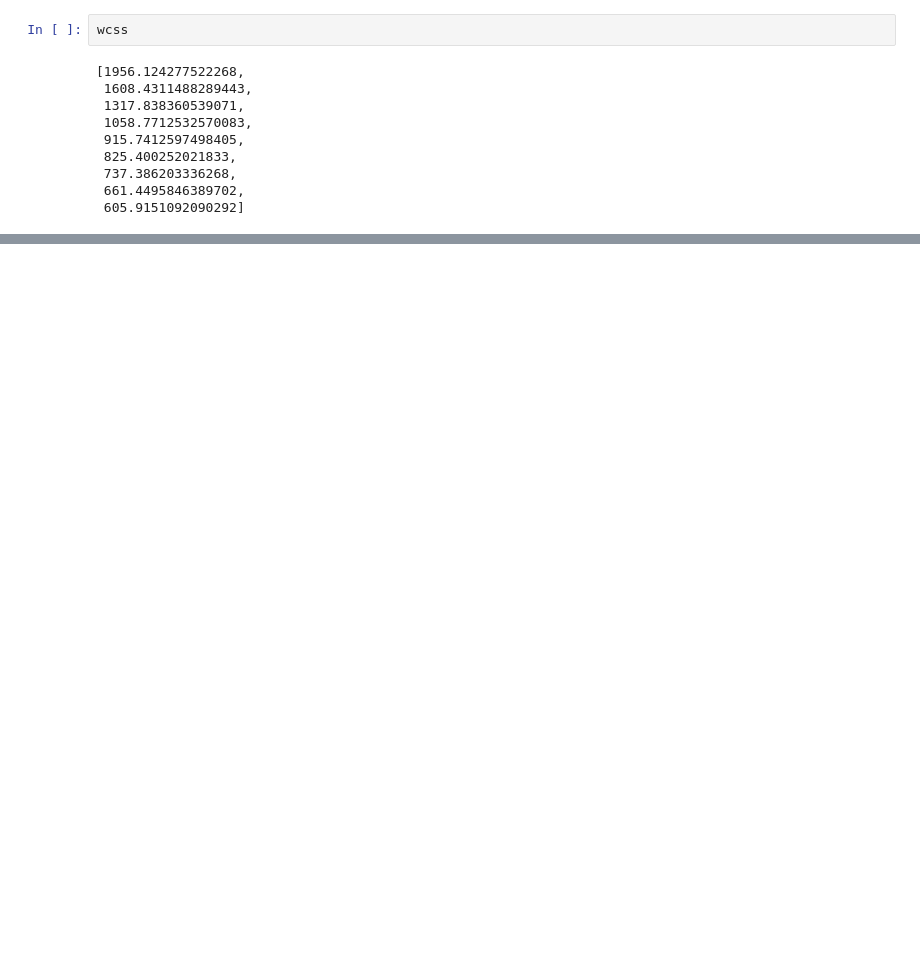
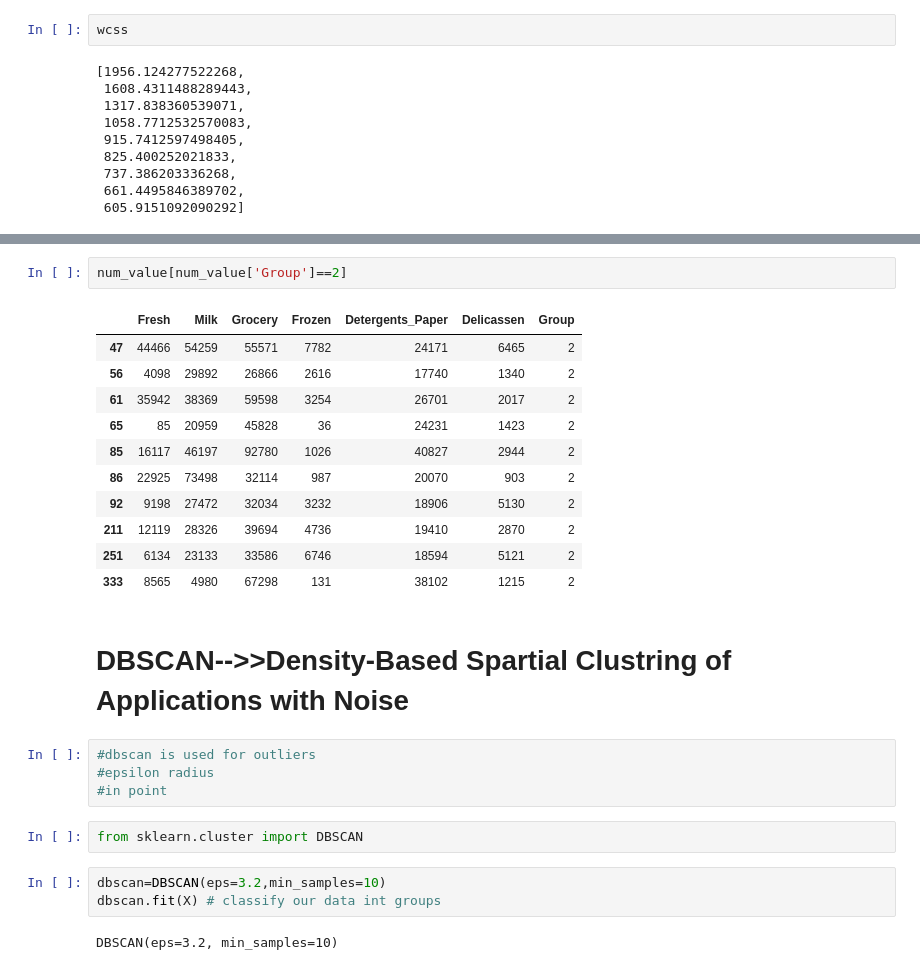
Before and after one commit to RinkuAshish2/Python, a Jupyter notebook: DAY21.ipynb, the cells around one changed output, grey strips where cells are left out. Saved outputs shown, nothing was run; the diff lists cells and outputs as text; blank space fills up the shorter version.

```diff
--- a/DAY21.ipynb
+++ b/DAY21.ipynb
@@ -317,0 +402,27 @@ wcss
+# %%
+num_value[num_value['Group']==2]
+# %% [output]
+|  | Fresh | Milk | Grocery | Frozen | Detergents_Paper | Delicassen | Group |
+| 47 | 44466 | 54259 | 55571 | 7782 | 24171 | 6465 | 2 |
+| 56 | 4098 | 29892 | 26866 | 2616 | 17740 | 1340 | 2 |
+| 61 | 35942 | 38369 | 59598 | 3254 | 26701 | 2017 | 2 |
+| 65 | 85 | 20959 | 45828 | 36 | 24231 | 1423 | 2 |
+| 85 | 16117 | 46197 | 92780 | 1026 | 40827 | 2944 | 2 |
+| 86 | 22925 | 73498 | 32114 | 987 | 20070 | 903 | 2 |
+| 92 | 9198 | 27472 | 32034 | 3232 | 18906 | 5130 | 2 |
+| 211 | 12119 | 28326 | 39694 | 4736 | 19410 | 2870 | 2 |
+| 251 | 6134 | 23133 | 33586 | 6746 | 18594 | 5121 | 2 |
+| 333 | 8565 | 4980 | 67298 | 131 | 38102 | 1215 | 2 |
+# %% [markdown]
+# DBSCAN-->>Density-Based Spartial Clustring of Applications with Noise
+# %%
+#dbscan is used for outliers
+#epsilon radius
+#in point
+# %%
+from sklearn.cluster import DBSCAN
+# %%
+dbscan=DBSCAN(eps=3.2,min_samples=10)
+dbscan.fit(X) # classify our data int groups
+# %% [output]
+DBSCAN(eps=3.2, min_samples=10)
```
Also changed, not shown: parts of 20 cells of this notebook.
